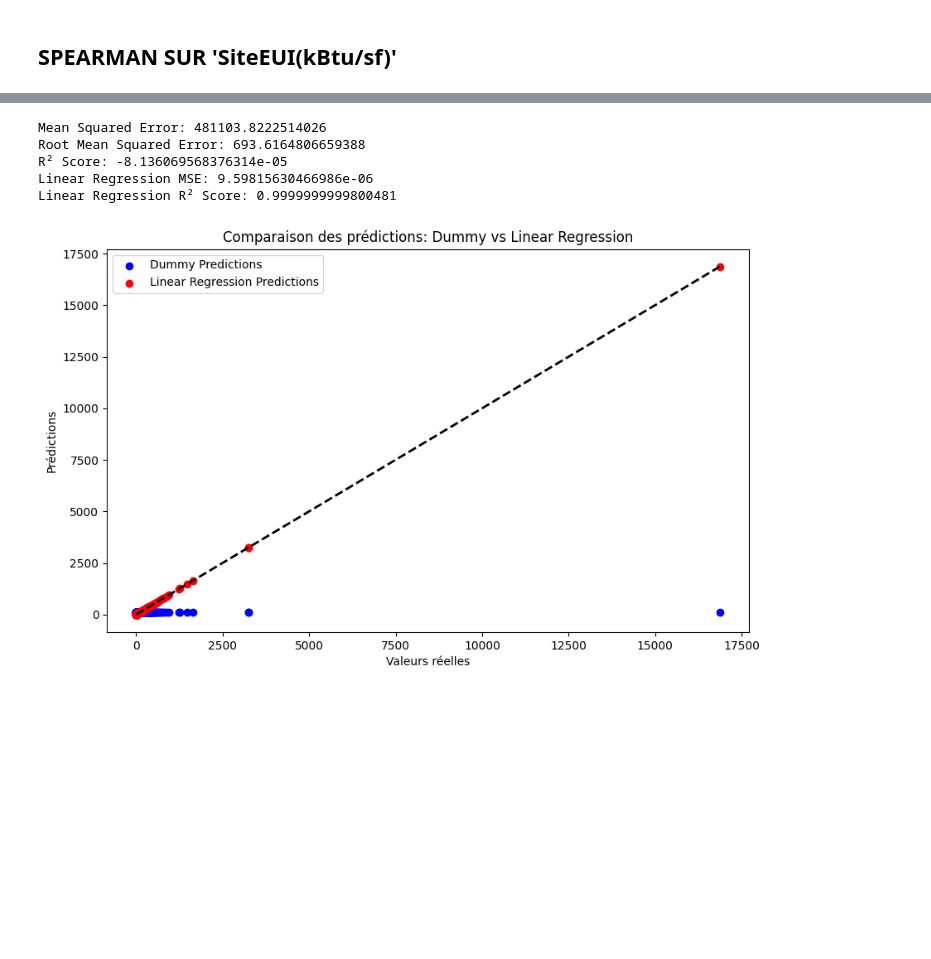
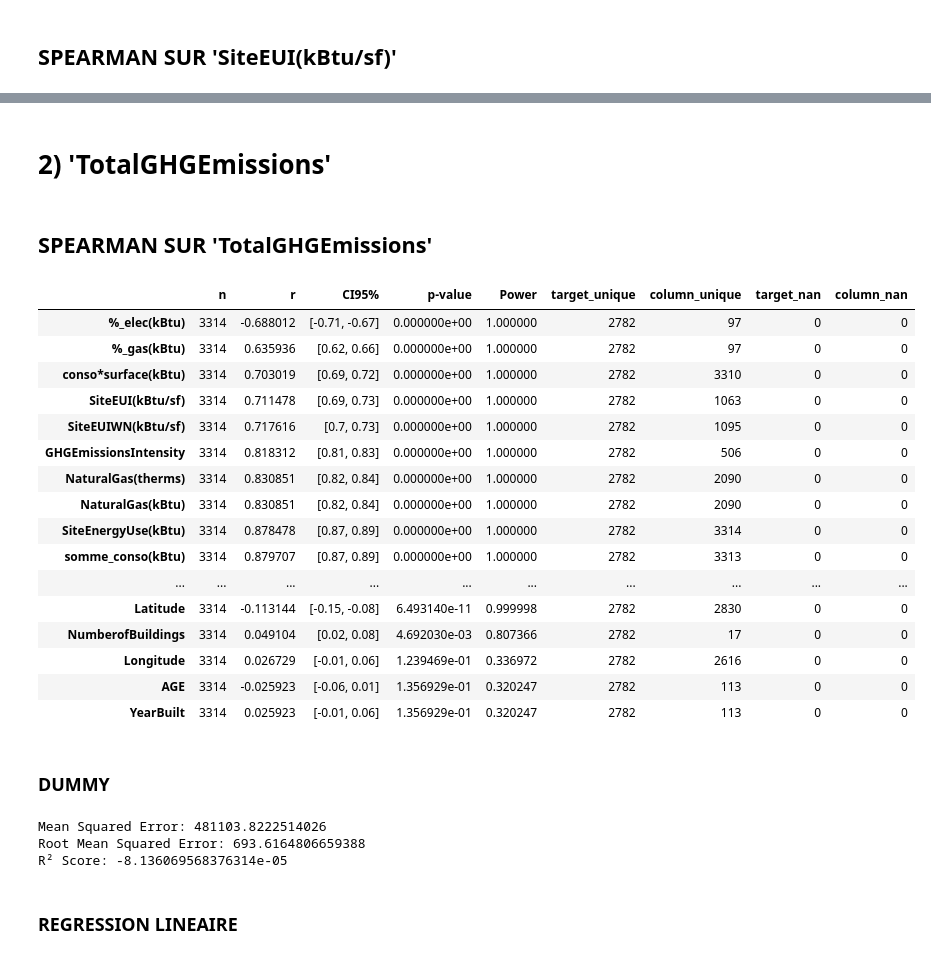
Before and after one commit to EP-portfolio/PROJET_4, a Jupyter notebook: PROJET_4.ipynb, the cells around one changed output, grey strips where cells are left out. Drawn from its saved outputs; the diff is of its cells as text; code cells hidden in the pictures; blank space fills up the shorter version.

```diff
--- a/PROJET_4.ipynb
+++ b/PROJET_4.ipynb
@@ -1295,20 +1318,48 @@ PropertyGFATotal                    PropertyGFATotal  7.794818e-01
+# %% [markdown]
+# 2) 'TotalGHGEmissions'
+# %% [markdown]
+## SPEARMAN SUR 'TotalGHGEmissions'
+# %%
+spearman_correlations_pingouin_diagnostic(DF_cleaned[col_num],'TotalGHGEmissions',
+                                          nan_policy='propagate').sort_values(by=['p-value','r'],
+                                                                              ascending=True)
+# %% [output]
+|  | n | r | CI95% | p-value | Power | target_unique | column_unique | target_nan | column_nan |
+| %_elec(kBtu) | 3314 | -0.688012 | [-0.71, -0.67] | 0.000000e+00 | 1.000000 | 2782 | 97 | 0 | 0 |
+| %_gas(kBtu) | 3314 | 0.635936 | [0.62, 0.66] | 0.000000e+00 | 1.000000 | 2782 | 97 | 0 | 0 |
+| conso*surface(kBtu) | 3314 | 0.703019 | [0.69, 0.72] | 0.000000e+00 | 1.000000 | 2782 | 3310 | 0 | 0 |
+| SiteEUI(kBtu/sf) | 3314 | 0.711478 | [0.69, 0.73] | 0.000000e+00 | 1.000000 | 2782 | 1063 | 0 | 0 |
+| SiteEUIWN(kBtu/sf) | 3314 | 0.717616 | [0.7, 0.73] | 0.000000e+00 | 1.000000 | 2782 | 1095 | 0 | 0 |
+| GHGEmissionsIntensity | 3314 | 0.818312 | [0.81, 0.83] | 0.000000e+00 | 1.000000 | 2782 | 506 | 0 | 0 |
+| NaturalGas(therms) | 3314 | 0.830851 | [0.82, 0.84] | 0.000000e+00 | 1.000000 | 2782 | 2090 | 0 | 0 |
+| NaturalGas(kBtu) | 3314 | 0.830851 | [0.82, 0.84] | 0.000000e+00 | 1.000000 | 2782 | 2090 | 0 | 0 |
+| SiteEnergyUse(kBtu) | 3314 | 0.878478 | [0.87, 0.89] | 0.000000e+00 | 1.000000 | 2782 | 3314 | 0 | 0 |
+| somme_conso(kBtu) | 3314 | 0.879707 | [0.87, 0.89] | 0.000000e+00 | 1.000000 | 2782 | 3313 | 0 | 0 |
+| ... | ... | ... | ... | ... | ... | ... | ... | ... | ... |
+| Latitude | 3314 | -0.113144 | [-0.15, -0.08] | 6.493140e-11 | 0.999998 | 2782 | 2830 | 0 | 0 |
+| NumberofBuildings | 3314 | 0.049104 | [0.02, 0.08] | 4.692030e-03 | 0.807366 | 2782 | 17 | 0 | 0 |
+| Longitude | 3314 | 0.026729 | [-0.01, 0.06] | 1.239469e-01 | 0.336972 | 2782 | 2616 | 0 | 0 |
+| AGE | 3314 | -0.025923 | [-0.06, 0.01] | 1.356929e-01 | 0.320247 | 2782 | 113 | 0 | 0 |
+| YearBuilt | 3314 | 0.025923 | [-0.01, 0.06] | 1.356929e-01 | 0.320247 | 2782 | 113 | 0 | 0 |
+# %% [markdown]
+### DUMMY
 # %%
-from sklearn.dummy import DummyRegressor
-from sklearn.model_selection import train_test_split
-from sklearn.metrics import mean_squared_error, r2_score
-import numpy as np
-import pandas as pd
+
 X=DF_cleaned[col_num].drop(['TotalGHGEmissions'],axis=1)
 y=DF_cleaned['TotalGHGEmissions']
-# Supposons que X contient vos features et y votre variable cible
+
+# Séparation train/test split
 X_train, X_test, y_train, y_test = train_test_split(X, y, test_size=0.2, random_state=42)
+
 # Créer un Dummy Regressor qui prédit la moyenne
 dummy_reg = DummyRegressor(strategy="mean")
 
 # Entraîner le modèle
 dummy_reg.fit(X_train, y_train)
+
 # Prédictions sur l'ensemble de test
 y_pred = dummy_reg.predict(X_test)
+
 # Calculer l'erreur quadratique moyenne (MSE)
 mse = mean_squared_error(y_test, y_pred)
 print(f"Mean Squared Error: {mse}")
@@ -1320,36 +1371,9 @@ print(f"Root Mean Squared Error: {rmse}")
 # Calculer le coefficient de détermination R²
 r2 = r2_score(y_test, y_pred)
 print(f"R² Score: {r2}")
-from sklearn.linear_model import LinearRegression
-
-# Créer et entraîner un modèle de régression linéaire
-linear_reg = LinearRegression()
-linear_reg.fit(X_train, y_train)
-
-# Prédictions
-y_pred_linear = linear_reg.predict(X_test)
-
-# Évaluation
-mse_linear = mean_squared_error(y_test, y_pred_linear)
-r2_linear = r2_score(y_test, y_pred_linear)
-
-print(f"Linear Regression MSE: {mse_linear}")
-print(f"Linear Regression R² Score: {r2_linear}")
-import matplotlib.pyplot as plt
-
-plt.figure(figsize=(10, 6))
-plt.scatter(y_test, y_pred, color='blue', label='Dummy Predictions')
-plt.scatter(y_test, y_pred_linear, color='red', label='Linear Regression Predictions')
-plt.plot([y_test.min(), y_test.max()], [y_test.min(), y_test.max()], 'k--', lw=2)
-plt.xlabel('Valeurs réelles')
-plt.ylabel('Prédictions')
-plt.title('Comparaison des prédictions: Dummy vs Linear Regression')
-plt.legend()
-plt.show()
 # %% [output]
 Mean Squared Error: 481103.8222514026
 Root Mean Squared Error: 693.6164806659388
 R² Score: -8.136069568376314e-05
-Linear Regression MSE: 9.59815630466986e-06
-Linear Regression R² Score: 0.9999999999800481
-[figure, removed]
+# %% [markdown]
+### REGRESSION LINEAIRE
```
Also changed, not shown: parts of 50 cells of this notebook.
